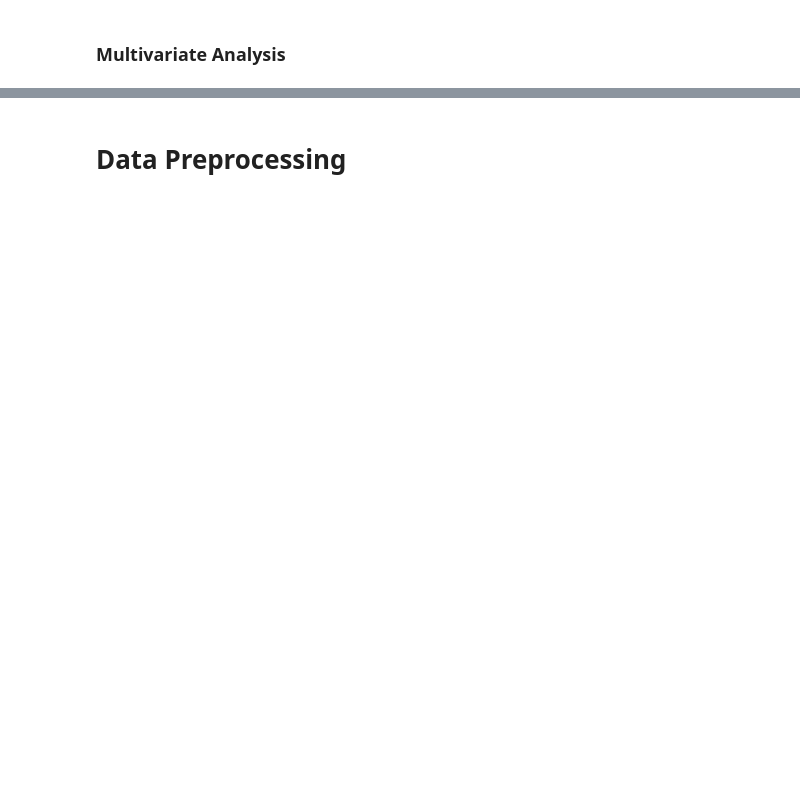
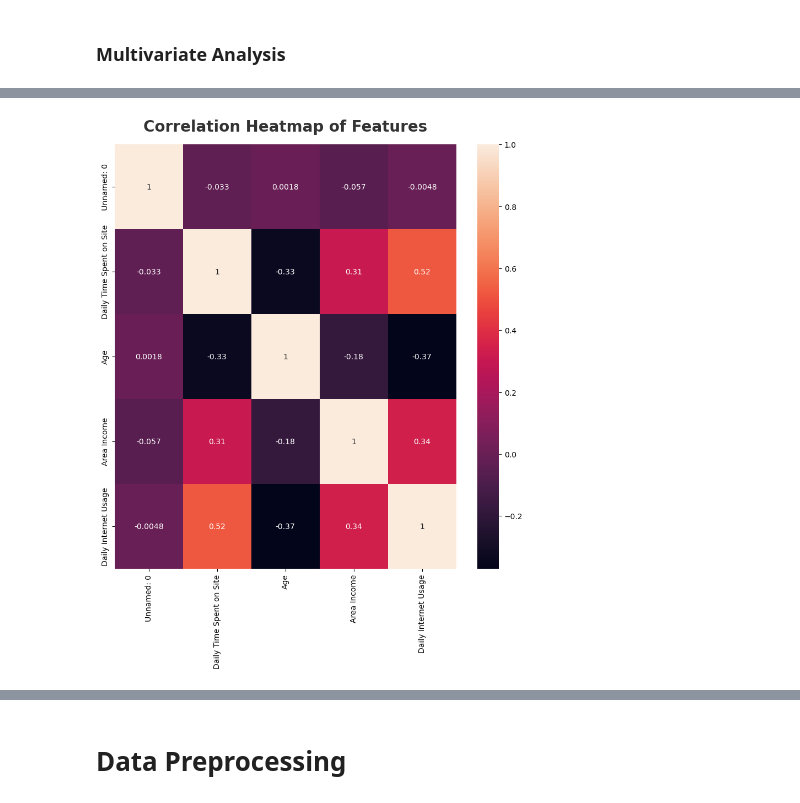
Before and after one commit to LimatanL/Predict-Customer-Clicked-Ads-Classification-by-Using-Machine-Learning, a Jupyter notebook: Predict-Customer-Clicked-Ads-Classification-by-Using-Machine-Learning.ipynb, the cells around one changed output, grey strips where cells are left out. Saved outputs shown, nothing was run; the diff lists cells and outputs as text; code cells hidden in the pictures; blank space fills up the shorter version.

```diff
--- a/Predict-Customer-Clicked-Ads-Classification-by-Using-Machine-Learning.ipynb
+++ b/Predict-Customer-Clicked-Ads-Classification-by-Using-Machine-Learning.ipynb
@@ -285,0 +313,7 @@ sns.heatmap(df_eda.corr(), mask=mask, vmin=-1, vmax=1, annot=True, cmap='viridis
+# %%
+plt.figure(figsize=(10, 10))
+sns.heatmap(df_eda.corr(), annot=True, cmap='rocket')
+plt.title('Correlation Heatmap of Features', fontsize=20, fontweight='bold', alpha=0.8, y=1.02)
+plt.show()
+# %% [output]
+[figure, added]
```
Also changed, not shown: parts of 8 cells of this notebook.
